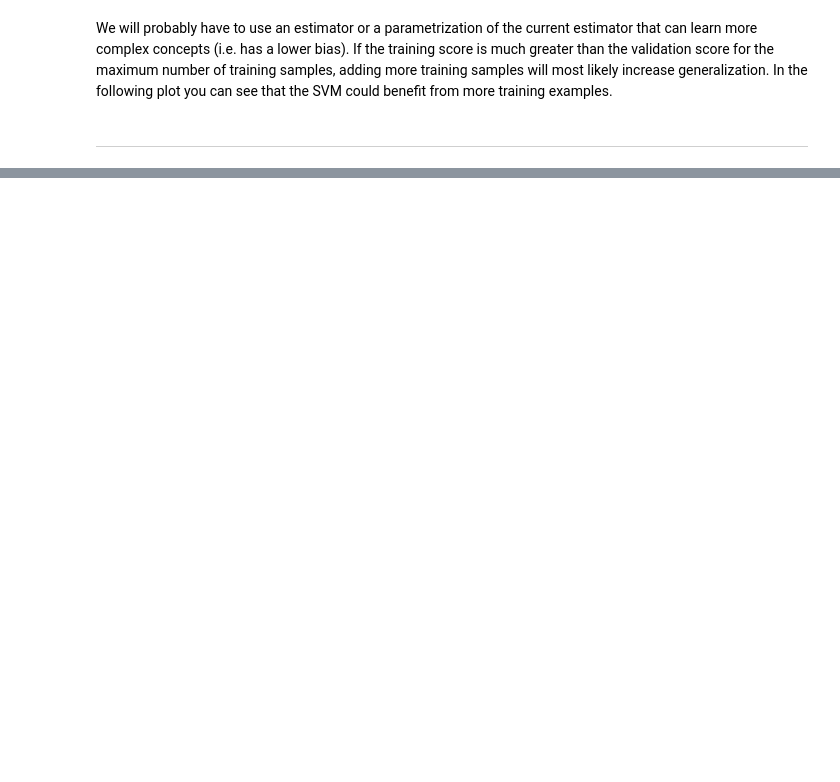
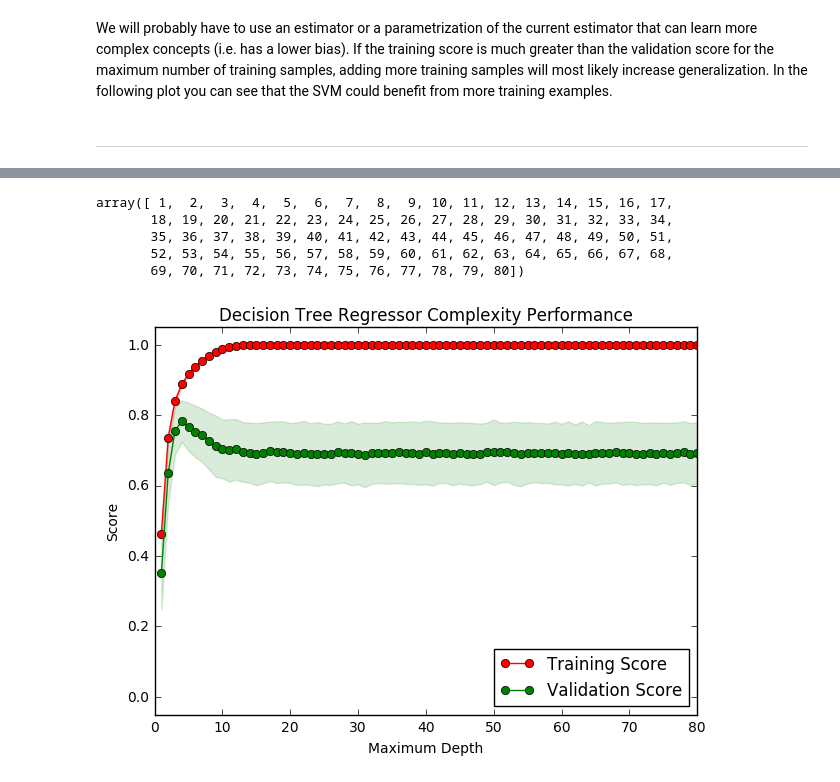
Before and after one commit to NekuSakuraba/ud120-projects, a Jupyter notebook: evaluation/Learning Curve.ipynb, the cells around one changed output, grey strips where cells are left out. Drawn from its saved outputs; the diff is of its cells as text; code cells hidden in the pictures; blank space fills up the shorter version.

```diff
--- a/evaluation/Learning Curve.ipynb
+++ b/evaluation/Learning Curve.ipynb
@@ -113,0 +160,19 @@ plt.legend(loc='best')
+# %%
+cv = ShuffleSplit(x_train.shape[0], n_iter=80, test_size=0.2, random_state=0)
+# %%
+max_depth = np.arange(1,81)
+max_depth
+# %% [output]
+array([ 1,  2,  3,  4,  5,  6,  7,  8,  9, 10, 11, 12, 13, 14, 15, 16, 17,
+       18, 19, 20, 21, 22, 23, 24, 25, 26, 27, 28, 29, 30, 31, 32, 33, 34,
+       35, 36, 37, 38, 39, 40, 41, 42, 43, 44, 45, 46, 47, 48, 49, 50, 51,
+       52, 53, 54, 55, 56, 57, 58, 59, 60, 61, 62, 63, 64, 65, 66, 67, 68,
+       69, 70, 71, 72, 73, 74, 75, 76, 77, 78, 79, 80])
+# %%
+train_scores, test_scores = vc(DecisionTreeRegressor(), x_train, y_train,
+                               param_name = "max_depth", param_range=max_depth, cv=cv, scoring="r2")
+# %%
+train_mean = np.mean(train_scores, axis=1)
+train_std = np.std(train_scores, axis=1)
+test_mean = np.mean(test_scores, axis=1)
+test_std = np.std(test_scores, axis=1)
@@ -113,0 +181,20 @@ plt.legend(loc='best')
+# %%
+# Plot the validation curve
+pl.figure(figsize=(7, 5))
+pl.title('Decision Tree Regressor Complexity Performance')
+pl.plot(max_depth, train_mean, 'o-', color = 'r', label = 'Training Score')
+pl.plot(max_depth, test_mean, 'o-', color = 'g', label = 'Validation Score')
+
+pl.fill_between(max_depth, train_mean - train_std, \
+    train_mean + train_std, alpha = 0.15, color = 'r')
+pl.fill_between(max_depth, test_mean - test_std, \
+    test_mean + test_std, alpha = 0.15, color = 'g')
+
+# Visual aesthetics
+pl.legend(loc = 'lower right')
+pl.xlabel('Maximum Depth')
+pl.ylabel('Score')
+pl.ylim([-0.05,1.05])
+pl.show()
+# %% [output]
+[figure, added]
```
Also changed, not shown: parts of 14 cells of this notebook, 2 other files.
